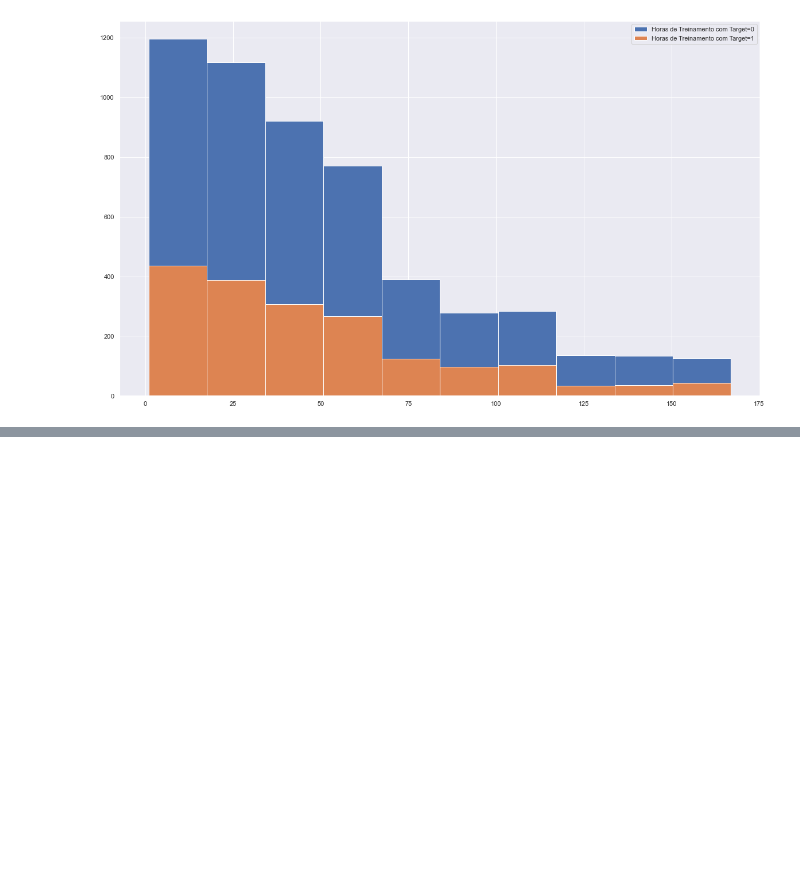
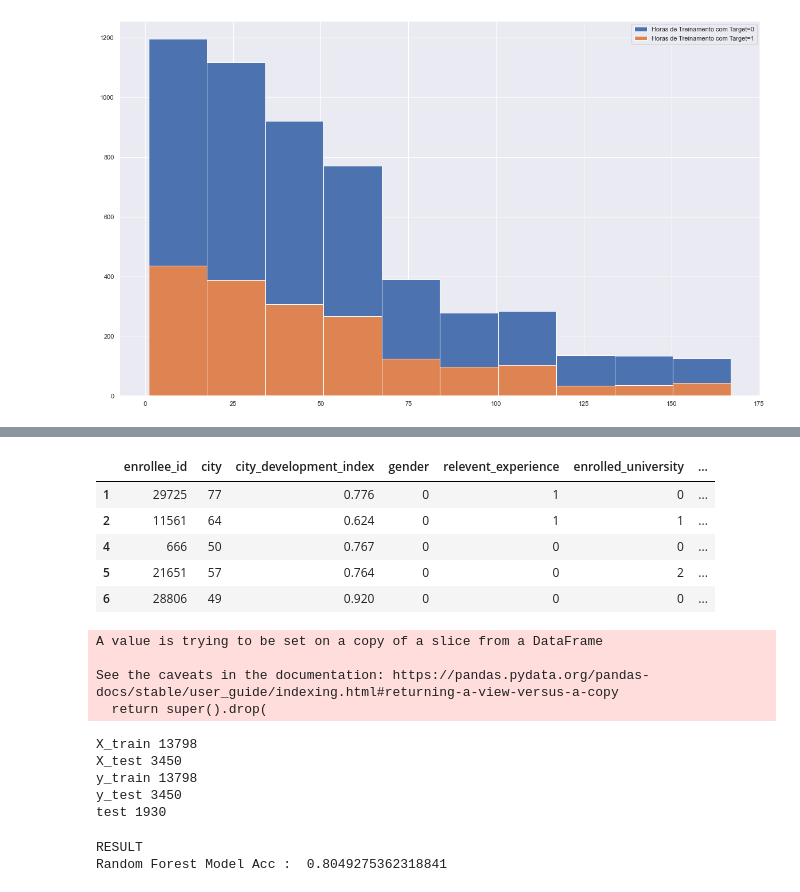
Before and after one commit to lucianogarim/HR-Analytics-Job-Change-of-Data-Scientists, a Jupyter notebook: trabalho.ipynb, the cells around one changed output, grey strips where cells are left out. Cells and saved outputs as stored; diff of their text form; code cells hidden in the pictures; blank space fills up the shorter version.

```diff
--- a/trabalho.ipynb
+++ b/trabalho.ipynb
@@ -97,0 +268,23 @@ ax2.hist(ds[(ds.training_hours) & (ds.target==0)].training_hours)
+# %%
+#city
+le = LabelEncoder()
+train_data["city"] = le.fit_transform(train_data["city"])
+train_data.head()
+# %% [output]
+|  | enrollee_id | city | city_development_index | gender | relevent_experience | enrolled_university | ... |
+| 1 | 29725 | 77 | 0.776 | 0 | 1 | 0 | ... |
+| 2 | 11561 | 64 | 0.624 | 0 | 1 | 1 | ... |
+| 4 | 666 | 50 | 0.767 | 0 | 0 | 0 | ... |
+| 5 | 21651 | 57 | 0.764 | 0 | 0 | 2 | ... |
+| 6 | 28806 | 49 | 0.920 | 0 | 0 | 0 | ... |
+# %%
+train_data = train_data.reset_index(drop=True)
+test = train_data[17248:]
+test.drop(labels = ["target","enrollee_id"],axis = 1, inplace = True)
+train = train_data[:17248]
+train.drop(labels = ["enrollee_id"],axis = 1, inplace = True)
+# %% [output]
+A value is trying to be set on a copy of a slice from a DataFrame
+
+See the caveats in the documentation: https://pandas.pydata.org/pandas-docs/stable/user_guide/indexing.html#returning-a-view-versus-a-copy
+  return super().drop(
@@ -97,0 +294,28 @@ ax2.hist(ds[(ds.training_hours) & (ds.target==0)].training_hours)
+# %%
+X_train, X_test, y_train, y_test = train_test_split(X, y, test_size = 0.2, random_state = 2)
+print("X_train",len(X_train))
+print("X_test",len(X_test))
+print("y_train",len(y_train))
+print("y_test",len(y_test))
+print("test",len(test))
+# %% [output]
+X_train 13798
+X_test 3450
+y_train 13798
+y_test 3450
+test 1930
+# %%
+# model accuracy
+result = []
+
+random_forest_model = RandomForestClassifier(max_depth=7, random_state= 59)
+random_forest_model.fit(X_train, y_train)
+y_pred_random_forest = random_forest_model.predict(X_test)
+cm_random_forest = confusion_matrix(y_pred_random_forest, y_test)
+acc_random_forest = accuracy_score(y_test, y_pred_random_forest)
+result.append(acc_random_forest)
+print("RESULT")
+print("Random Forest Model Acc : ",acc_random_forest)
+# %% [output]
+RESULT
+Random Forest Model Acc :  0.8049275362318841
```
Also changed, not shown: parts of 24 cells of this notebook.
